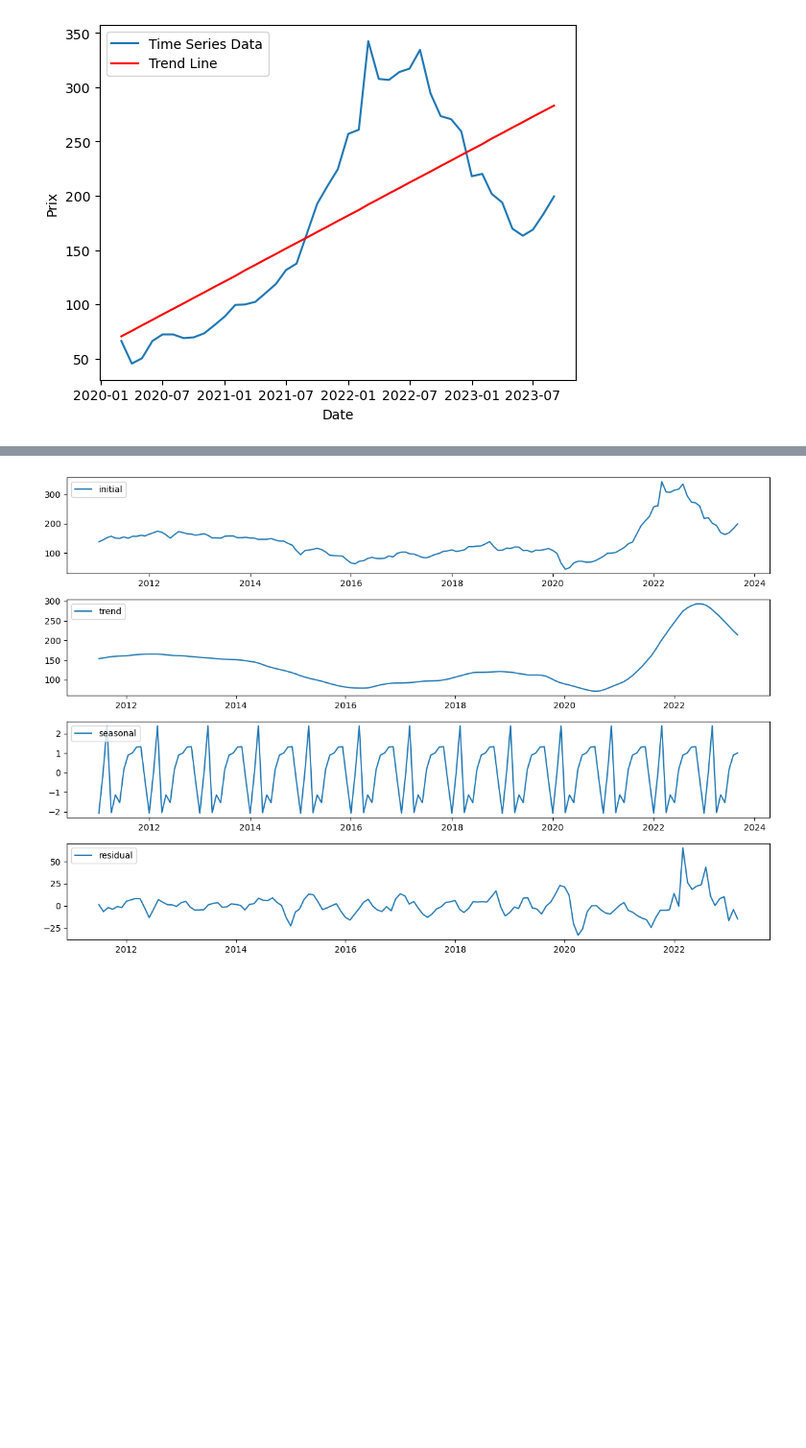
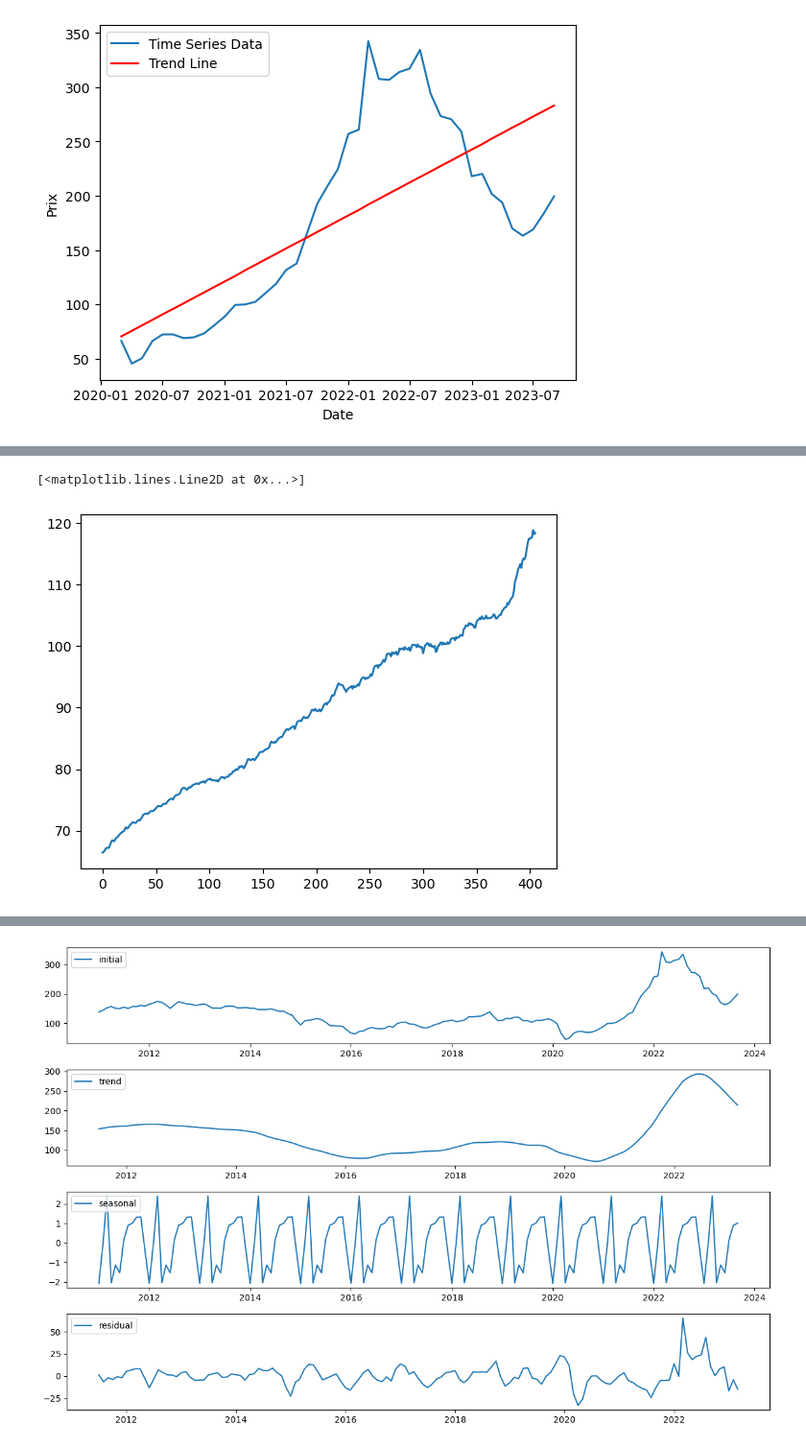
Before and after one commit to NathanVnh/Projet-Python, a Jupyter notebook: execute.ipynb, the cells around one changed output, grey strips where cells are left out. Shown at 96% size. Cells and saved outputs as stored; diff of their text form; code cells hidden in the pictures; blank space fills up the shorter version.

```diff
--- a/execute.ipynb
+++ b/execute.ipynb
@@ -166,0 +187,5 @@ Notes:
+# %%
+plt.plot(IPC_tot_insee['OBS_VALUE'])
+# %% [output]
+[<matplotlib.lines.Line2D at 0x...>]
+[figure, added]
```
Also changed, not shown: parts of 4 cells of this notebook.
